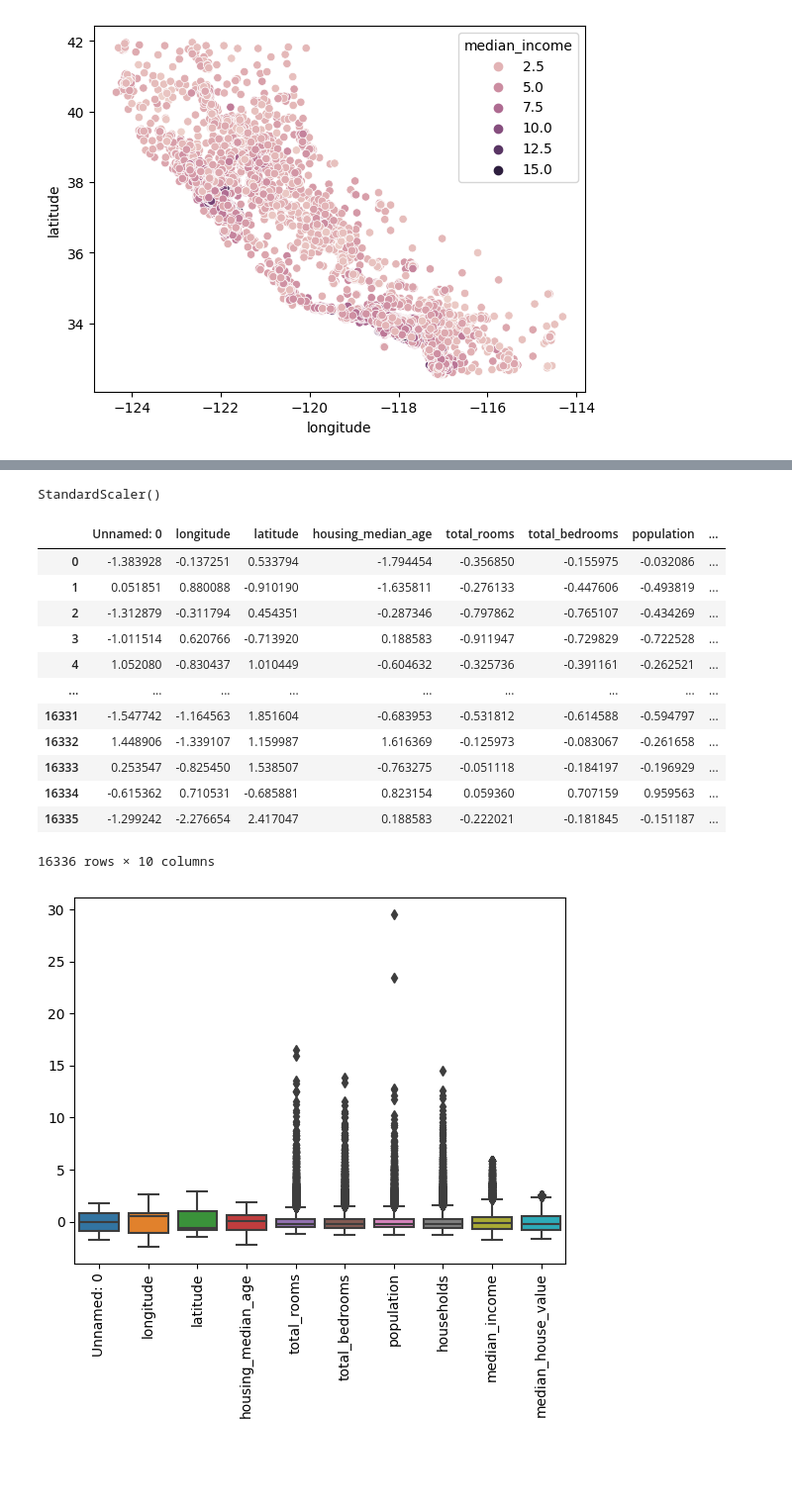
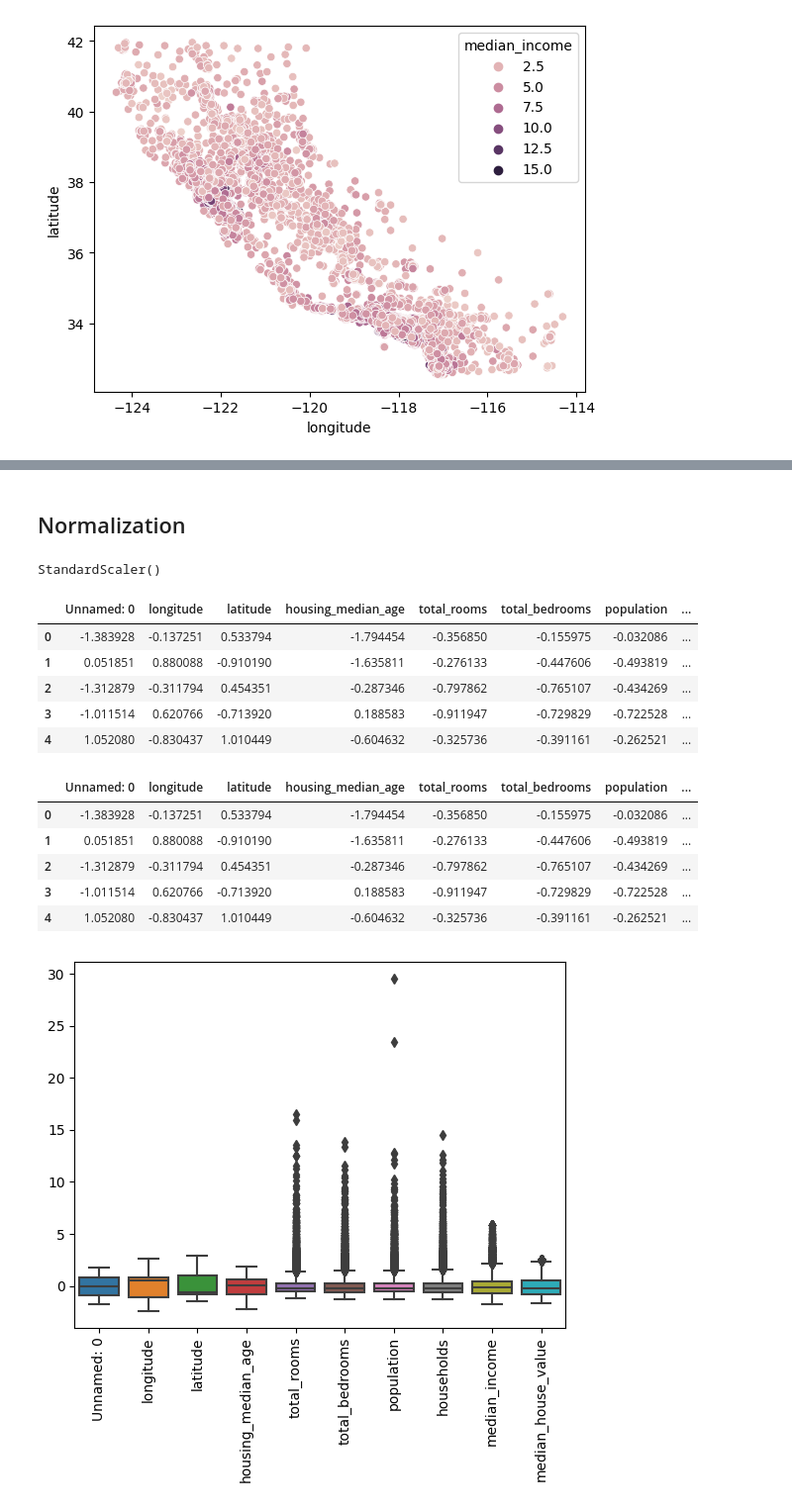
Before and after one commit to NaisMerien/Immo, a Jupyter notebook: EDA_notebook.ipynb, the cells around one changed output, grey strips where cells are left out. Shown at 99% size. Cells and saved outputs as stored; diff of their text form; code cells hidden in the pictures; blank space fills up the shorter version.

```diff
--- a/EDA_notebook.ipynb
+++ b/EDA_notebook.ipynb
@@ -99,28 +114,35 @@ fig.update_layout(
 fig.show()
 # %% [output]
 [interactive output not drawn]
+# %% [markdown]
+## Normalization
 # %%
 immo_df_without_ocean = immo_df.drop("ocean_proximity",axis=1)
 scaler = StandardScaler()
 print(scaler.fit(immo_df_without_ocean))
 scale_immo = scaler.transform(immo_df_without_ocean)
 scale_immo_df = pd.DataFrame(scale_immo,columns=immo_df_without_ocean.columns)
-scale_immo_df
+scale_immo_df.head()
 # %% [output]
 StandardScaler()
 |  | Unnamed: 0 | longitude | latitude | housing_median_age | total_rooms | total_bedrooms | population | ... |
 | 0 | -1.383928 | -0.137251 | 0.533794 | -1.794454 | -0.356850 | -0.155975 | -0.032086 | ... |
 | 1 | 0.051851 | 0.880088 | -0.910190 | -1.635811 | -0.276133 | -0.447606 | -0.493819 | ... |
 | 2 | -1.312879 | -0.311794 | 0.454351 | -0.287346 | -0.797862 | -0.765107 | -0.434269 | ... |
 | 3 | -1.011514 | 0.620766 | -0.713920 | 0.188583 | -0.911947 | -0.729829 | -0.722528 | ... |
 | 4 | 1.052080 | -0.830437 | 1.010449 | -0.604632 | -0.325736 | -0.391161 | -0.262521 | ... |
-| ... | ... | ... | ... | ... | ... | ... | ... | ... |
-| 16331 | -1.547742 | -1.164563 | 1.851604 | -0.683953 | -0.531812 | -0.614588 | -0.594797 | ... |
-| 16332 | 1.448906 | -1.339107 | 1.159987 | 1.616369 | -0.125973 | -0.083067 | -0.261658 | ... |
-| 16333 | 0.253547 | -0.825450 | 1.538507 | -0.763275 | -0.051118 | -0.184197 | -0.196929 | ... |
-| 16334 | -0.615362 | 0.710531 | -0.685881 | 0.823154 | 0.059360 | 0.707159 | 0.959563 | ... |
-| 16335 | -1.299242 | -2.276654 | 2.417047 | 0.188583 | -0.222021 | -0.181845 | -0.151187 | ... |
-16336 rows × 10 columns
+# %%
+scale_immo_df["ocean_proximity"]= immo_df["ocean_proximity"]
+scale_immo_df.isnull().sum()
+scale_immo_df = scale_immo_df.dropna()
+scale_immo_df.head()
+# %% [output]
+|  | Unnamed: 0 | longitude | latitude | housing_median_age | total_rooms | total_bedrooms | population | ... |
+| 0 | -1.383928 | -0.137251 | 0.533794 | -1.794454 | -0.356850 | -0.155975 | -0.032086 | ... |
+| 1 | 0.051851 | 0.880088 | -0.910190 | -1.635811 | -0.276133 | -0.447606 | -0.493819 | ... |
+| 2 | -1.312879 | -0.311794 | 0.454351 | -0.287346 | -0.797862 | -0.765107 | -0.434269 | ... |
+| 3 | -1.011514 | 0.620766 | -0.713920 | 0.188583 | -0.911947 | -0.729829 | -0.722528 | ... |
+| 4 | 1.052080 | -0.830437 | 1.010449 | -0.604632 | -0.325736 | -0.391161 | -0.262521 | ... |
 # %%
 sns.boxplot(data = scale_immo_df)
 plt.xticks(rotation=90)
```
Also changed, not shown: parts of 16 cells of this notebook.
